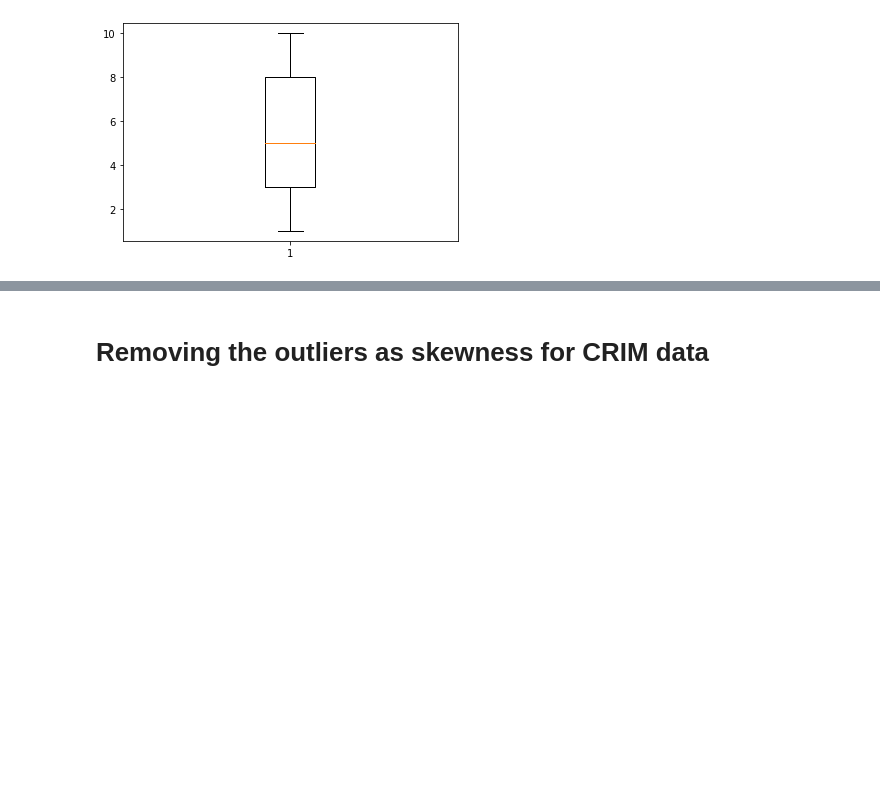
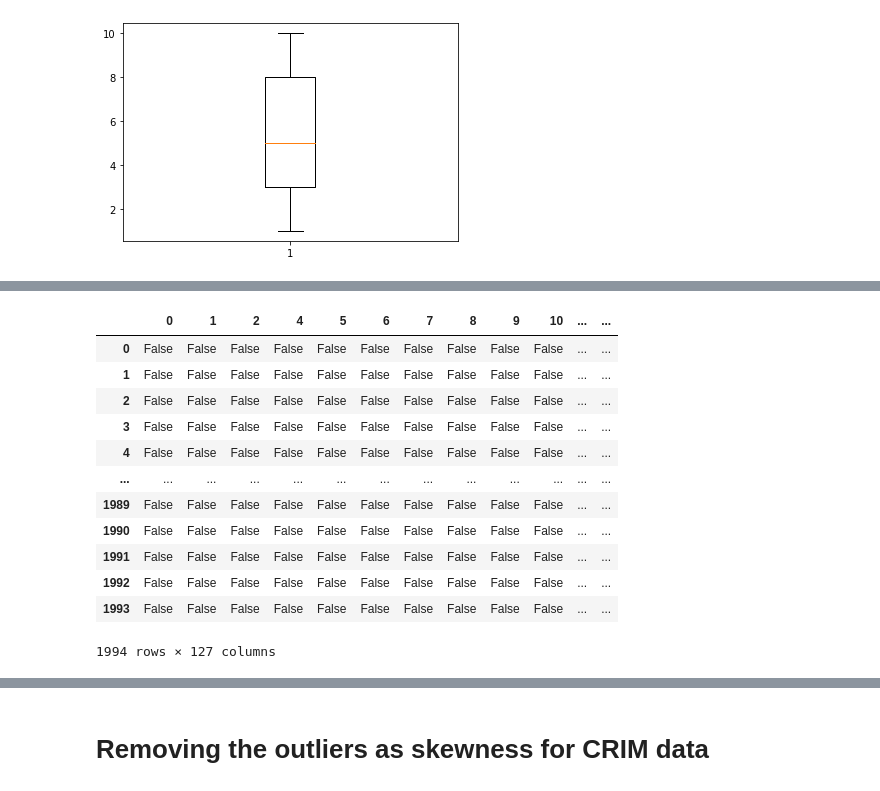
Before and after one commit to pankaj118115304/JobAnalytics, a Jupyter notebook: Practice_CRIM in India.ipynb, the cells around one changed output, grey strips where cells are left out. Cells and saved outputs as stored; diff of their text form; code cells hidden in the pictures; blank space fills up the shorter version.

```diff
--- a/Practice_CRIM in India.ipynb
+++ b/Practice_CRIM in India.ipynb
@@ -283,0 +288,16 @@ sns.distplot(cds.corr())
+# %%
+cds.isnull()
+# %% [output]
+|  | 0 | 1 | 2 | 4 | 5 | 6 | 7 | 8 | 9 | 10 | ... | ... |
+| 0 | False | False | False | False | False | False | False | False | False | False | ... | ... |
+| 1 | False | False | False | False | False | False | False | False | False | False | ... | ... |
+| 2 | False | False | False | False | False | False | False | False | False | False | ... | ... |
+| 3 | False | False | False | False | False | False | False | False | False | False | ... | ... |
+| 4 | False | False | False | False | False | False | False | False | False | False | ... | ... |
+| ... | ... | ... | ... | ... | ... | ... | ... | ... | ... | ... | ... | ... |
+| 1989 | False | False | False | False | False | False | False | False | False | False | ... | ... |
+| 1990 | False | False | False | False | False | False | False | False | False | False | ... | ... |
+| 1991 | False | False | False | False | False | False | False | False | False | False | ... | ... |
+| 1992 | False | False | False | False | False | False | False | False | False | False | ... | ... |
+| 1993 | False | False | False | False | False | False | False | False | False | False | ... | ... |
+1994 rows × 127 columns
```
Also changed, not shown: parts of 21 cells of this notebook.
